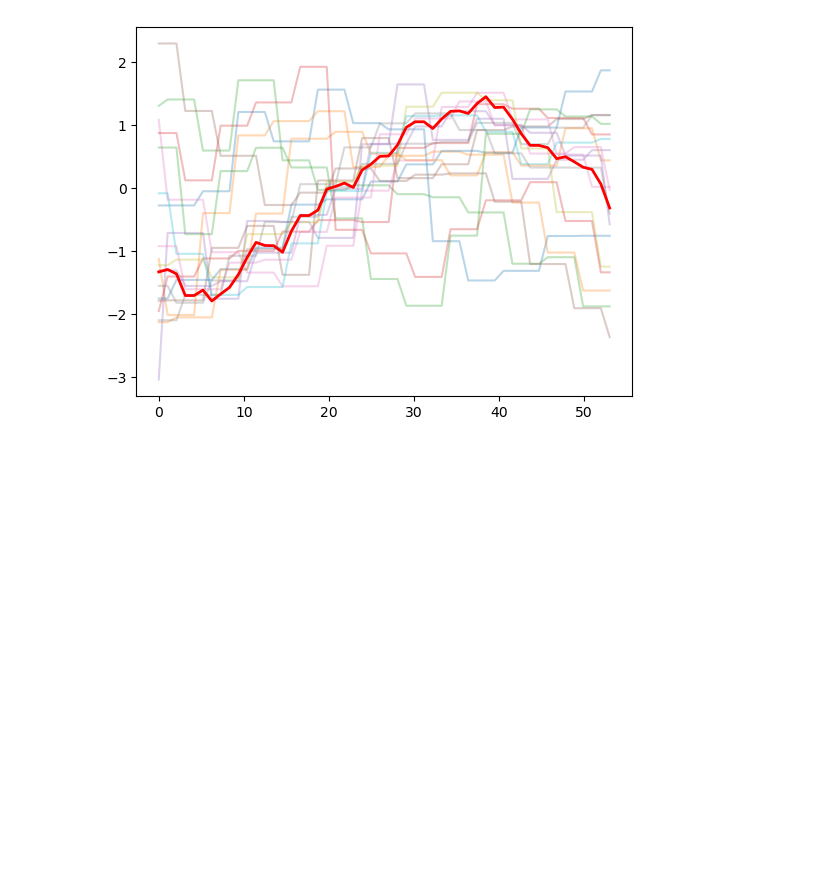
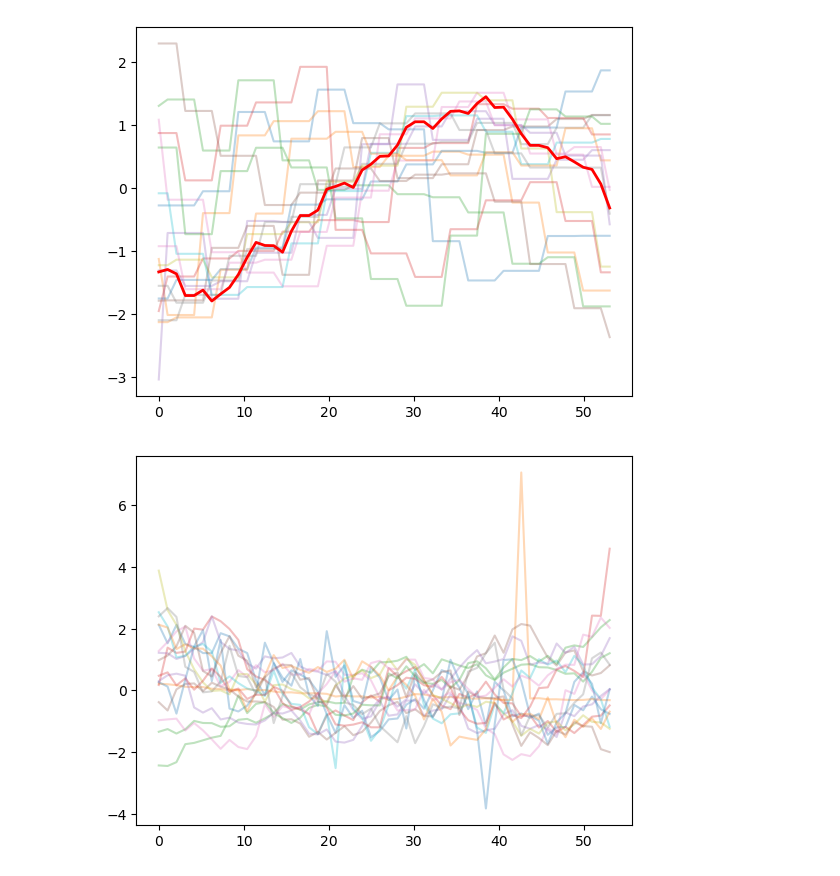
Before and after one commit to DataJakob/Various-School-Projects, a Jupyter notebook: Advanced Topics in Deep Learning/Exploratory_Data_Analysis.ipynb, the cells around one changed output. Drawn from its saved outputs; the diff is of its cells as text; code cells hidden in the pictures; blank space fills up the shorter version.

```diff
--- a/Advanced Topics in Deep Learning/Exploratory_Data_Analysis.ipynb
+++ b/Advanced Topics in Deep Learning/Exploratory_Data_Analysis.ipynb
@@ -173,3 +173,7 @@ def annual_data(X, column=None):
 annual_data(df, column='Food_index')
 # %% [output]
 [figure]
+# %%
+annual_data(df, column='FX_EURONOK')
+# %% [output]
+[figure, added]
```
Also changed, not shown: parts of 4 cells of this notebook, 1 other file.
